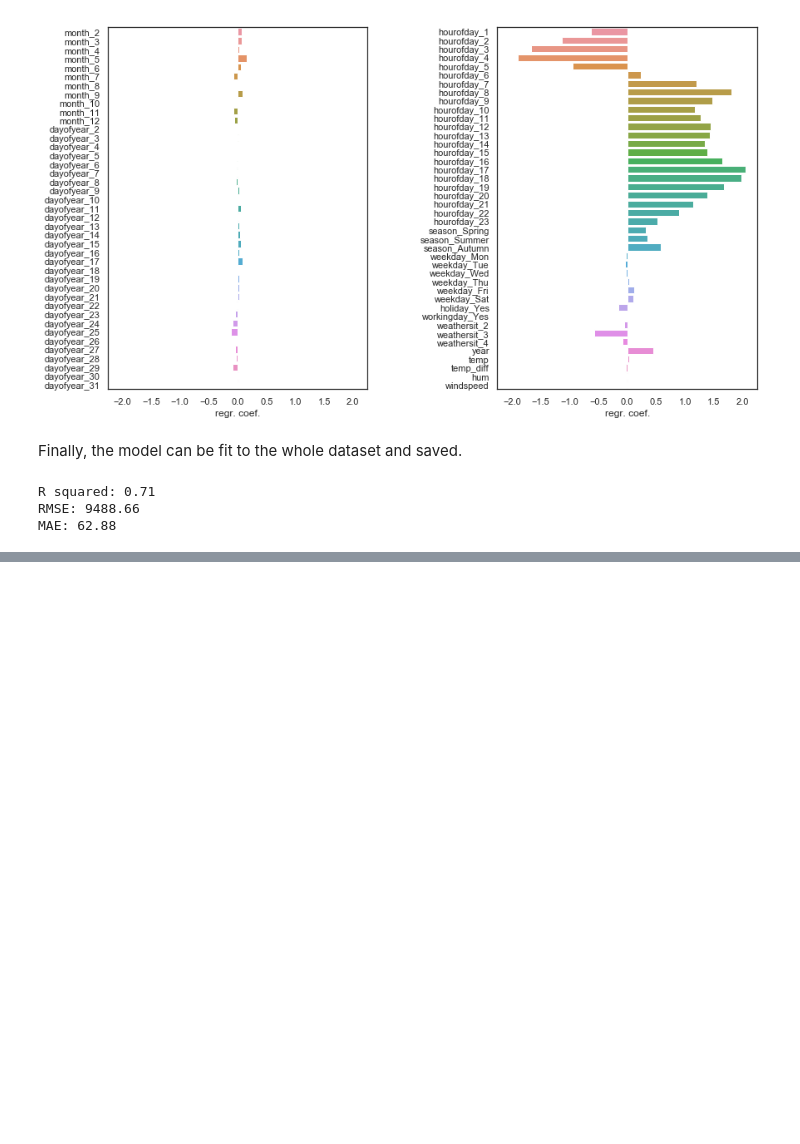
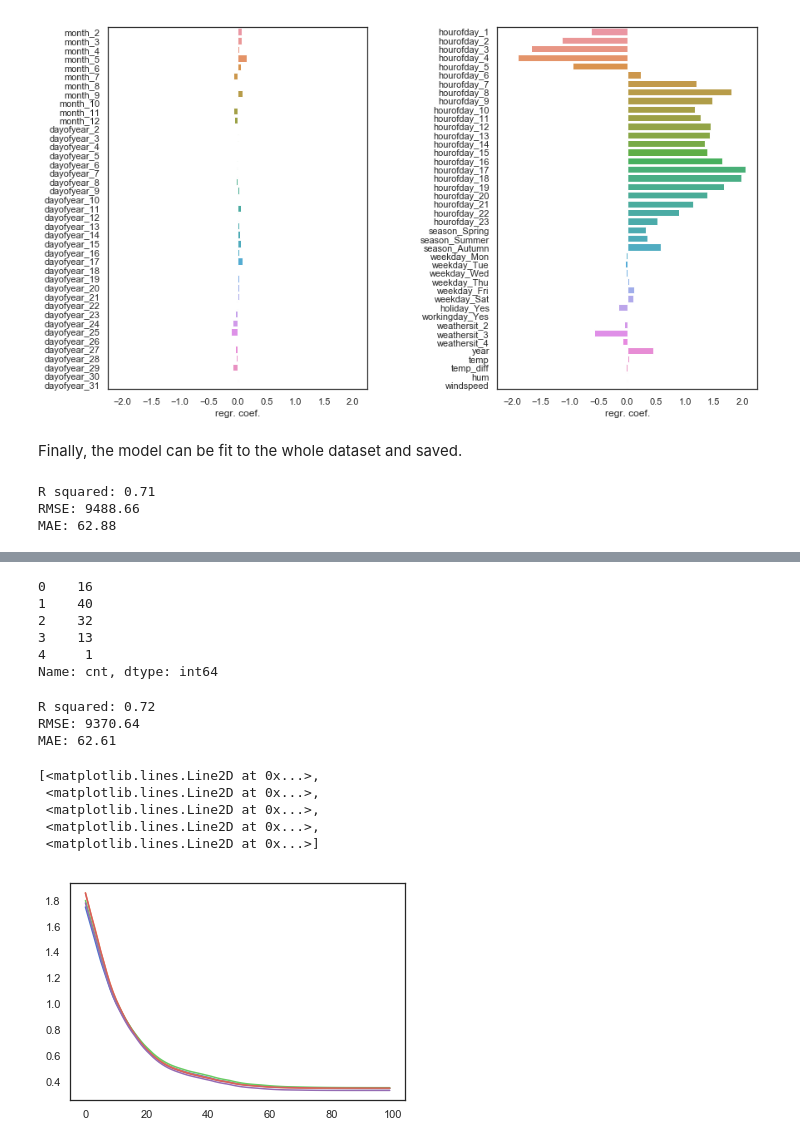
Before and after one commit to melville87/predictive_modeling_task, a Jupyter notebook: bike_counts_model.ipynb, the cells around one changed output, grey strips where cells are left out. Saved outputs shown, nothing was run; the diff lists cells and outputs as text; code cells hidden in the pictures; blank space fills up the shorter version.

```diff
--- a/bike_counts_model.ipynb
+++ b/bike_counts_model.ipynb
@@ -660,0 +788,3 @@ MAE: 62.88
+# %%
+dataset = load_data(file_path=file_path)
+dataset.head()
@@ -660,0 +798,3 @@ MAE: 62.88
+# %%
+X, y = preprocess_data(dataset=dataset, random_state=1234)
+print(X.shape, y.shape)
@@ -660,0 +813,31 @@ MAE: 62.88
+# %%
+y.head()
+# %% [output]
+0    16
+1    40
+2    32
+3    13
+4     1
+Name: cnt, dtype: int64
+# %%
+fittedmodel = build_model(X=X, y=y, random_state=1234)
+# %%
+# predict
+y_pred = fittedmodel.predict(X)
+# get performance metrics
+print('R squared: {:.2f}'.format(rsquared(y, y_pred)))
+print('RMSE: {:.2f}'.format(rmse(y, y_pred)))
+print('MAE: {:.2f}'.format(mae(y, y_pred)))
+# %% [output]
+R squared: 0.72
+RMSE: 9370.64
+MAE: 62.61
+# %%
+plt.plot(fittedmodel.regressor_.mse_path_)
+# %% [output]
+[<matplotlib.lines.Line2D at 0x...>,
+ <matplotlib.lines.Line2D at 0x...>,
+ <matplotlib.lines.Line2D at 0x...>,
+ <matplotlib.lines.Line2D at 0x...>,
+ <matplotlib.lines.Line2D at 0x...>]
+[figure, added]
```
Also changed, not shown: parts of 16 cells of this notebook.
